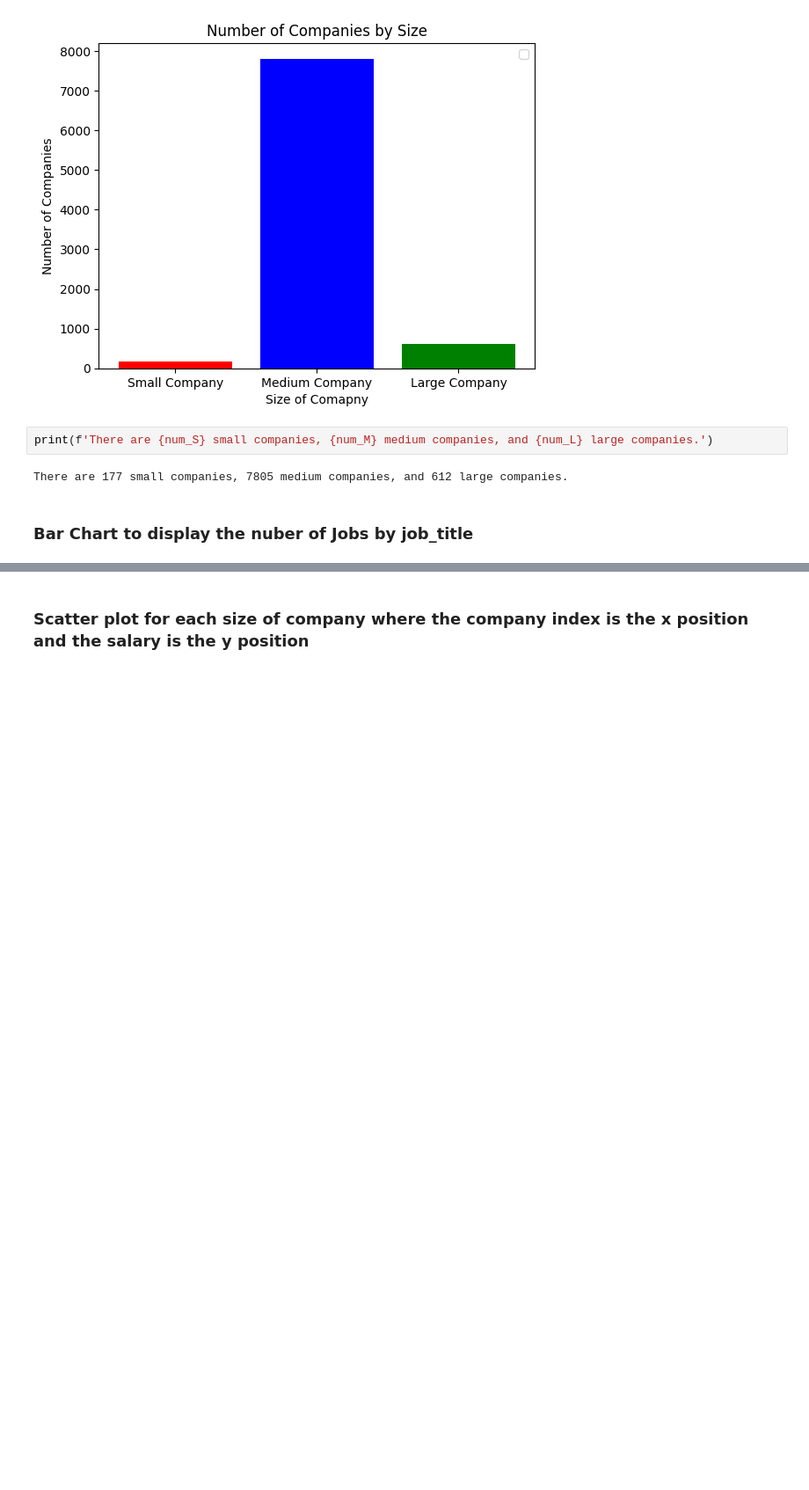
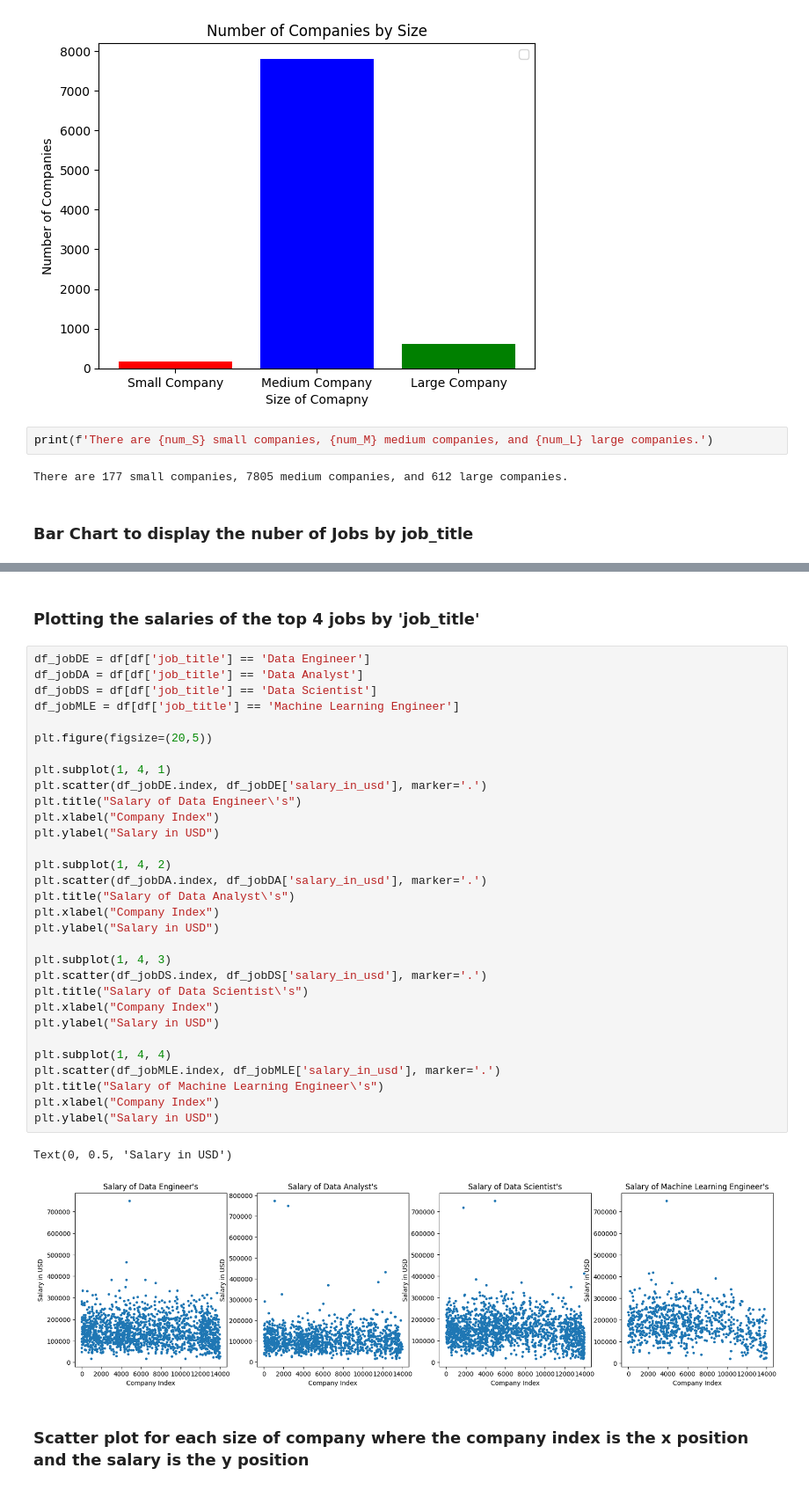
Before and after one commit to Jakenn09/DataScienceKaggle, a Jupyter notebook: 1_JobsKaggle/data_jobs.ipynb, the cells around one changed output, grey strips where cells are left out. Shown at 88% size. Saved outputs shown, nothing was run; the diff lists cells and outputs as text; blank space fills up the shorter version.

```diff
--- a/1_JobsKaggle/data_jobs.ipynb
+++ b/1_JobsKaggle/data_jobs.ipynb
@@ -128,3 +135,39 @@ plt.show()
+# %% [markdown]
+### Plotting the salaries of the top 4 jobs by 'job_title'
+# %%
+df_jobDE = df[df['job_title'] == 'Data Engineer']
+df_jobDA = df[df['job_title'] == 'Data Analyst']
+df_jobDS = df[df['job_title'] == 'Data Scientist']
+df_jobMLE = df[df['job_title'] == 'Machine Learning Engineer']
+
+plt.figure(figsize=(20,5))
+
+plt.subplot(1, 4, 1)
+plt.scatter(df_jobDE.index, df_jobDE['salary_in_usd'], marker='.')
+plt.title("Salary of Data Engineer\'s")
+plt.xlabel("Company Index")
+plt.ylabel("Salary in USD")
+
+plt.subplot(1, 4, 2)
+plt.scatter(df_jobDA.index, df_jobDA['salary_in_usd'], marker='.')
+plt.title("Salary of Data Analyst\'s")
+plt.xlabel("Company Index")
+plt.ylabel("Salary in USD")
+
+plt.subplot(1, 4, 3)
+plt.scatter(df_jobDS.index, df_jobDS['salary_in_usd'], marker='.')
+plt.title("Salary of Data Scientist\'s")
+plt.xlabel("Company Index")
+plt.ylabel("Salary in USD")
+
+plt.subplot(1, 4, 4)
+plt.scatter(df_jobMLE.index, df_jobMLE['salary_in_usd'], marker='.')
+plt.title("Salary of Machine Learning Engineer\'s")
+plt.xlabel("Company Index")
+plt.ylabel("Salary in USD")
+# %% [output]
+Text(0, 0.5, 'Salary in USD')
+[figure, added]
 # %% [markdown]
 ### Scatter plot for each size of company where the company index is the x position and the salary is the y position
 # %%
```
Also changed, not shown: parts of 2 cells of this notebook.
